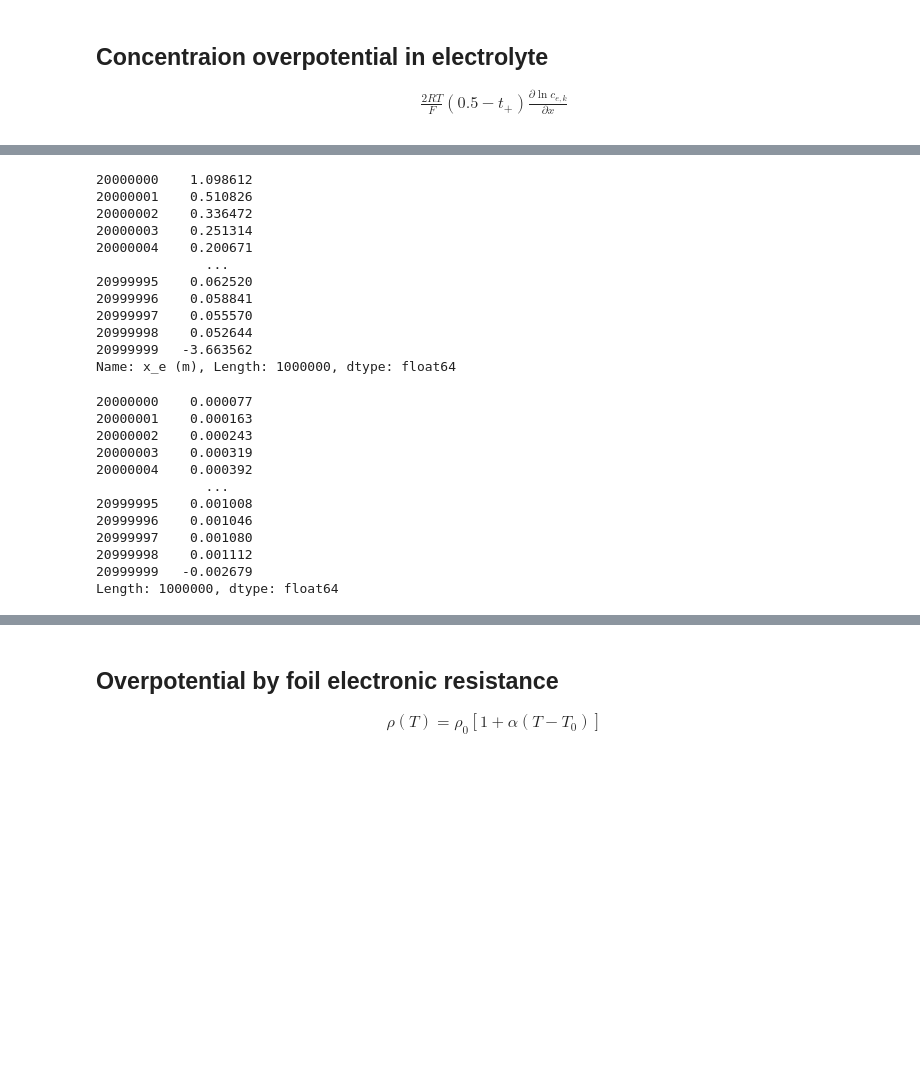
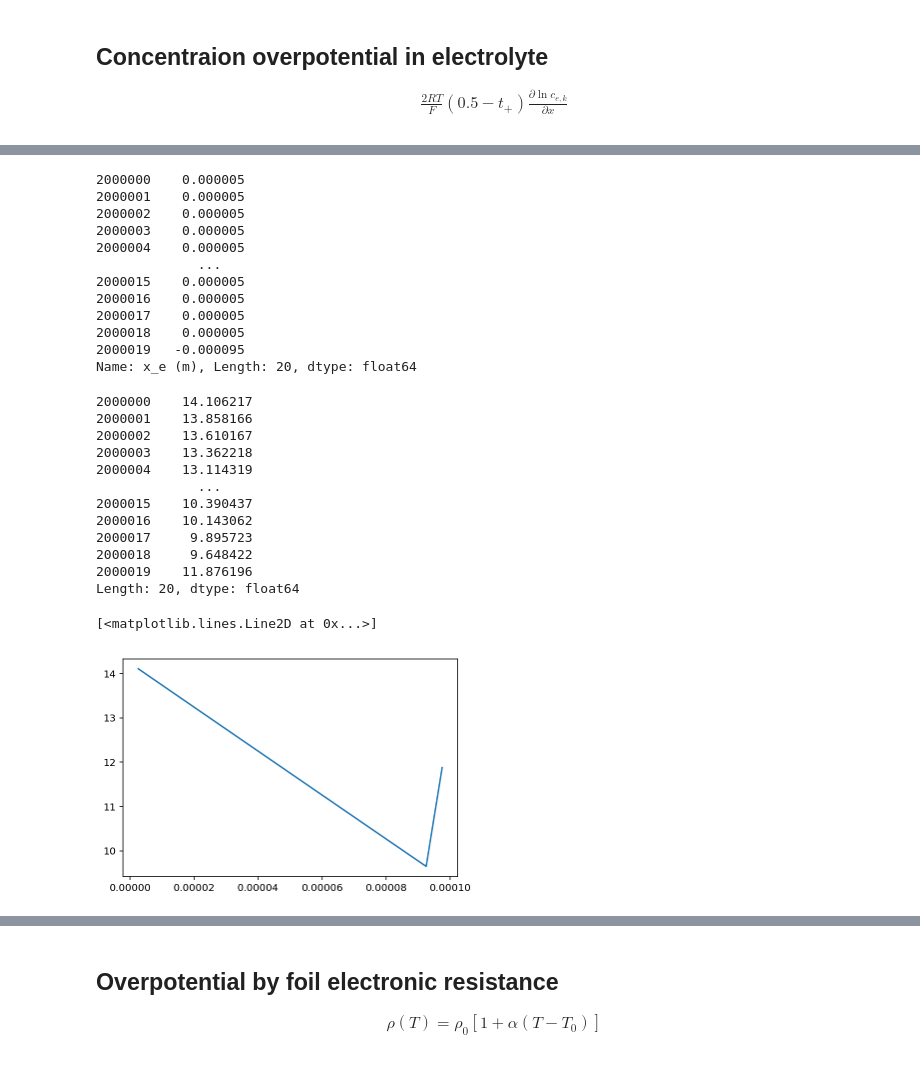
Before and after one commit to TakumaKawahara/BS-StudyGroup, a Jupyter notebook: Model#4/BS_Model#4_ver1.0.ipynb, the cells around one changed output, grey strips where cells are left out. Cells and saved outputs as stored; diff of their text form; code cells hidden in the pictures; blank space fills up the shorter version.

```diff
--- a/Model#4/BS_Model#4_ver1.0.ipynb
+++ b/Model#4/BS_Model#4_ver1.0.ipynb
@@ -1155,30 +1160,35 @@ Name: C_e (mol/m3), Length: 1000000, dtype: float64
 # %%
-np.roll(np.log(df_sim2['x_e (m)'][20*1000000:21*1000000]), -1) - np.log(df_sim2['x_e (m)'][20*1000000:21*1000000])
+np.roll(df_sim2['x_e (m)'][20*100000:20*100001], -1) - df_sim2['x_e (m)'][20*100000:20*100001]
 # %% [output]
-20000000    1.098612
-20000001    0.510826
-20000002    0.336472
-20000003    0.251314
-20000004    0.200671
-              ...
-20999995    0.062520
-20999996    0.058841
-20999997    0.055570
-20999998    0.052644
-20999999   -3.663562
-Name: x_e (m), Length: 1000000, dtype: float64
+2000000    0.000005
+2000001    0.000005
+2000002    0.000005
+2000003    0.000005
+2000004    0.000005
+             ...
+2000015    0.000005
+2000016    0.000005
+2000017    0.000005
+2000018    0.000005
+2000019   -0.000095
+Name: x_e (m), Length: 20, dtype: float64
 # %%
-(np.roll(np.log(df_sim2['C_e (mol/m3)'][20*1000000:21*1000000]), -1) - np.log(df_sim2['C_e (mol/m3)'][20*1000000:21*1000000]))/(np.roll(np.log(df_sim2['x_e (m)'][20*1000000:21*1000000]), -1) - np.log(df_sim2['x_e (m)'][20*1000000:21*1000000]))
+(np.roll(np.log(df_sim2['C_e (mol/m3)'][20*100000:20*100001]), -1) - np.log(df_sim2['C_e (mol/m3)'][20*100000:20*100001]))/(np.roll(df_sim2['x_e (m)'][20*100000:20*100001], -1) - df_sim2['x_e (m)'][20*100000:20*100001])
 # %% [output]
-20000000    0.000077
-20000001    0.000163
-20000002    0.000243
-20000003    0.000319
-20000004    0.000392
-              ...
-20999995    0.001008
-20999996    0.001046
-20999997    0.001080
-20999998    0.001112
-20999999   -0.002679
-Length: 1000000, dtype: float64
+2000000    14.106217
+2000001    13.858166
+2000002    13.610167
+2000003    13.362218
+2000004    13.114319
+             ...
+2000015    10.390437
+2000016    10.143062
+2000017     9.895723
+2000018     9.648422
+2000019    11.876196
+Length: 20, dtype: float64
+# %%
+plt.plot(df_sim2['x_e (m)'][20*100000:20*100001],(np.roll(np.log(df_sim2['C_e (mol/m3)'][20*100000:20*100001]), -1) - np.log(df_sim2['C_e (mol/m3)'][20*100000:20*100001]))/(np.roll(df_sim2['x_e (m)'][20*100000:20*100001], -1) - df_sim2['x_e (m)'][20*100000:20*100001]))
+# %% [output]
+[<matplotlib.lines.Line2D at 0x...>]
+[figure, added]
```
Also changed, not shown: parts of 5 cells of this notebook.
